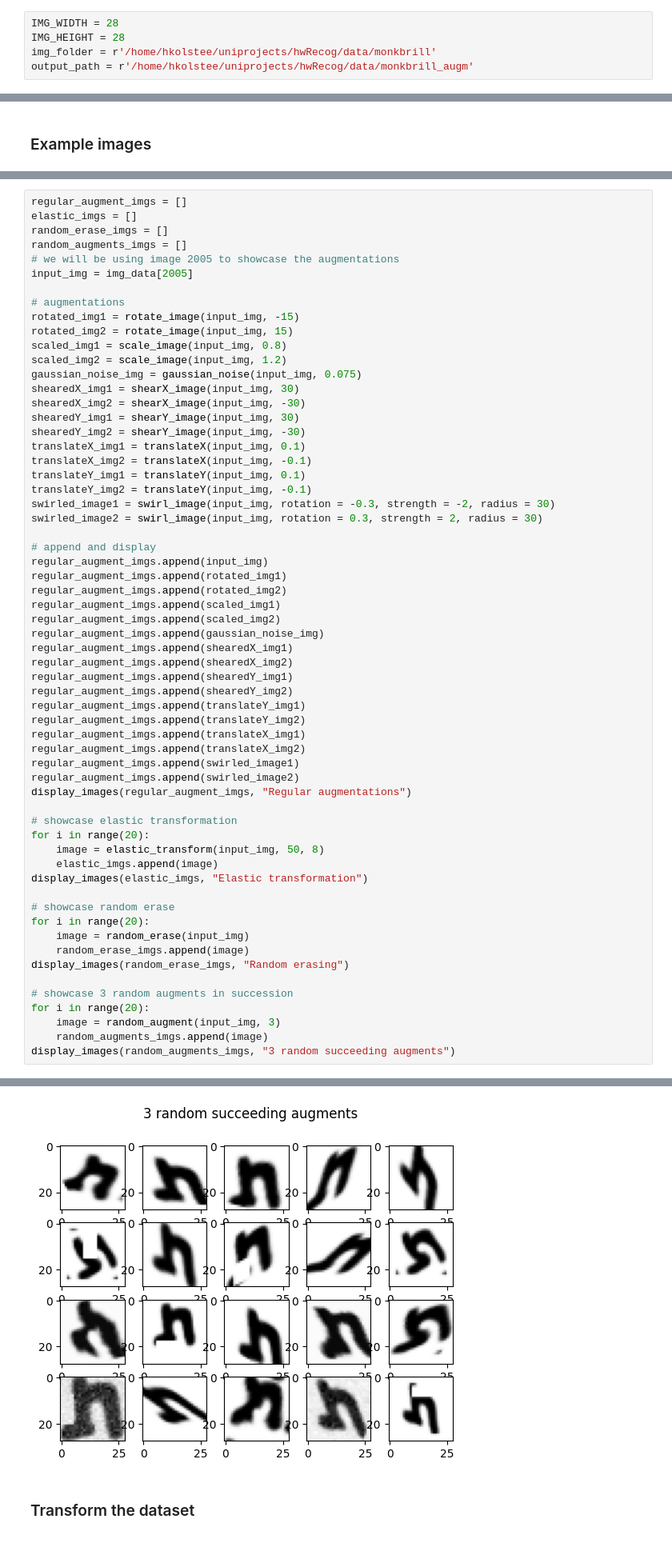
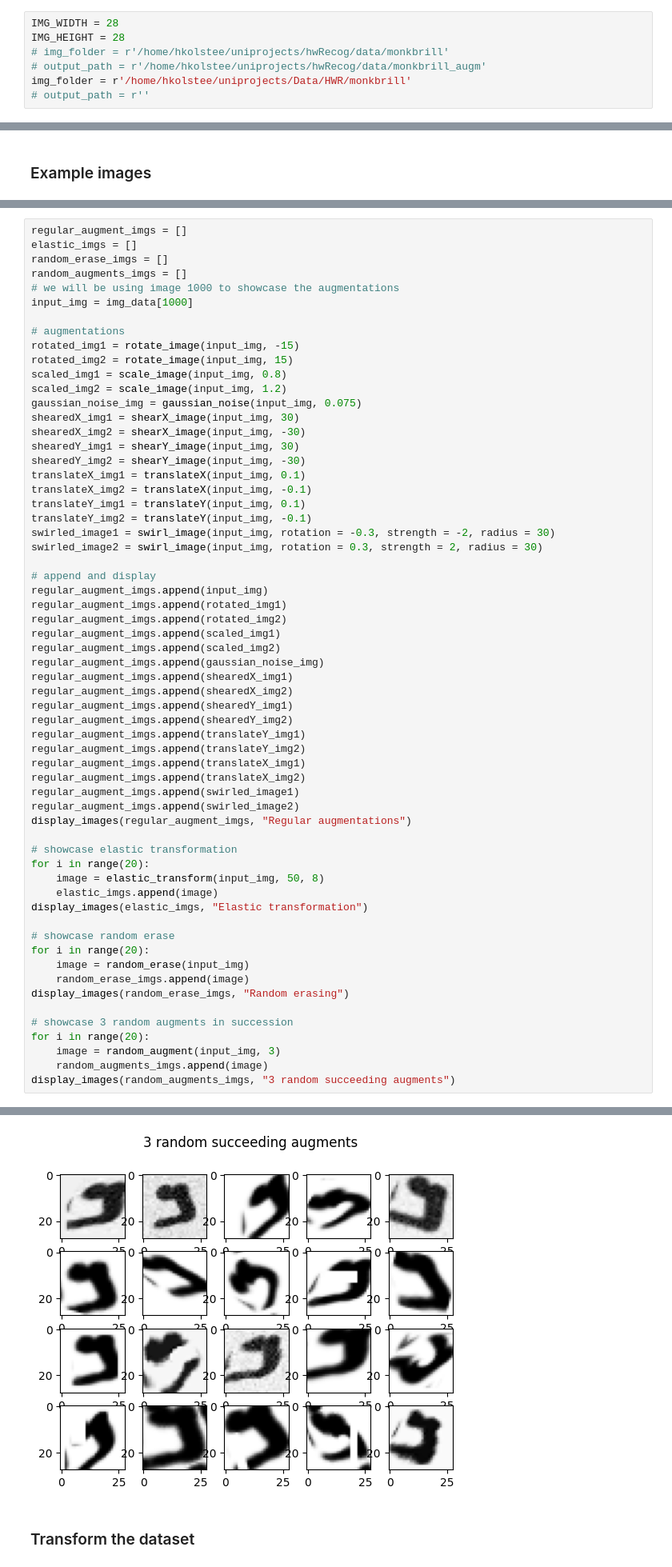
Before and after one commit to Jiayun-Zhang/HWR, a Jupyter notebook: classif_augm.ipynb, the cells around one changed output, grey strips where cells are left out. Shown at 80% size. Cells and saved outputs as stored; diff of their text form.

```diff
--- a/classif_augm.ipynb
+++ b/classif_augm.ipynb
@@ -19,8 +19,10 @@ import inspect as i
 # %%
 IMG_WIDTH = 28
 IMG_HEIGHT = 28
-img_folder = r'/home/hkolstee/uniprojects/hwRecog/data/monkbrill'
-output_path = r'/home/hkolstee/uniprojects/hwRecog/data/monkbrill_augm'
+# img_folder = r'/home/hkolstee/uniprojects/hwRecog/data/monkbrill'
+# output_path = r'/home/hkolstee/uniprojects/hwRecog/data/monkbrill_augm'
+img_folder = r'/home/hkolstee/uniprojects/Data/HWR/monkbrill'
+# output_path = r''
 # %% [markdown]
 ## Data preparation
 # %%
@@ -213,8 +215,8 @@ regular_augment_imgs = []
 elastic_imgs = []
 random_erase_imgs = []
 random_augments_imgs = []
-# we will be using image 2005 to showcase the augmentations
-input_img = img_data[2005]
+# we will be using image 1000 to showcase the augmentations
+input_img = img_data[1000]
 
 # augmentations
 rotated_img1 = rotate_image(input_img, -15)
@@ -276,3 +278,3 @@ display_images(random_augments_imgs, "3 random succeeding augments")
-[figure, old version]
+[figure, new version]
 # %% [markdown]
 ### Transform the dataset
```
Also changed, not shown: parts of 2 cells of this notebook, 1 other file.
